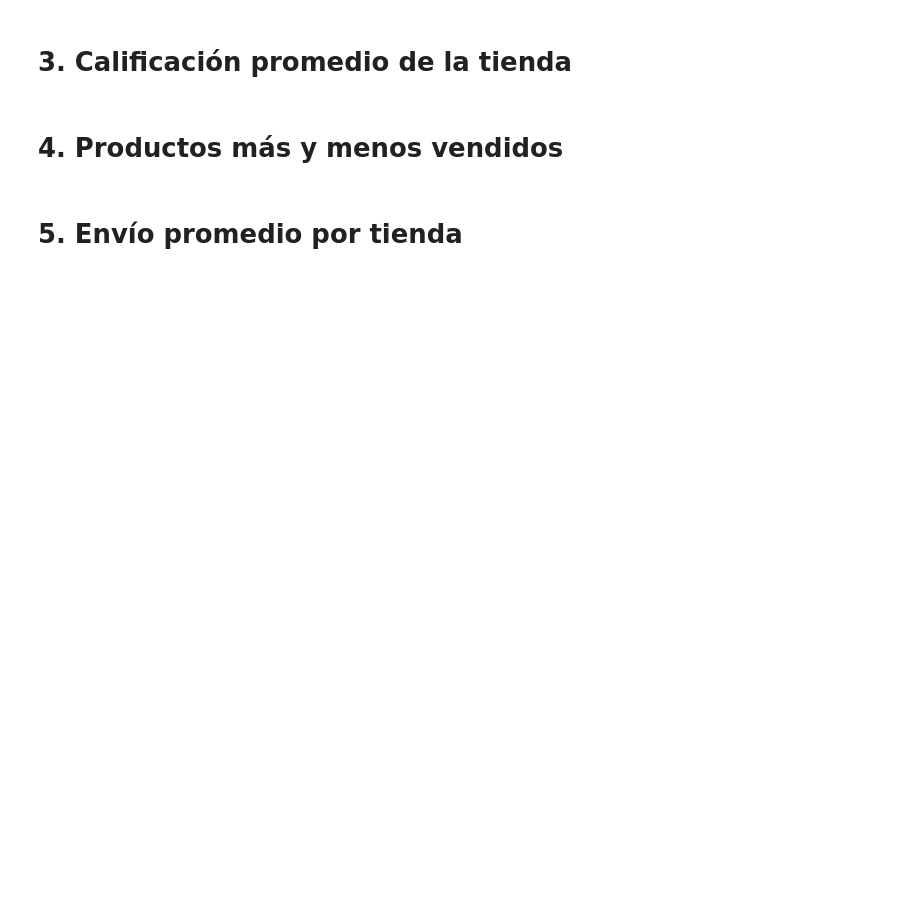
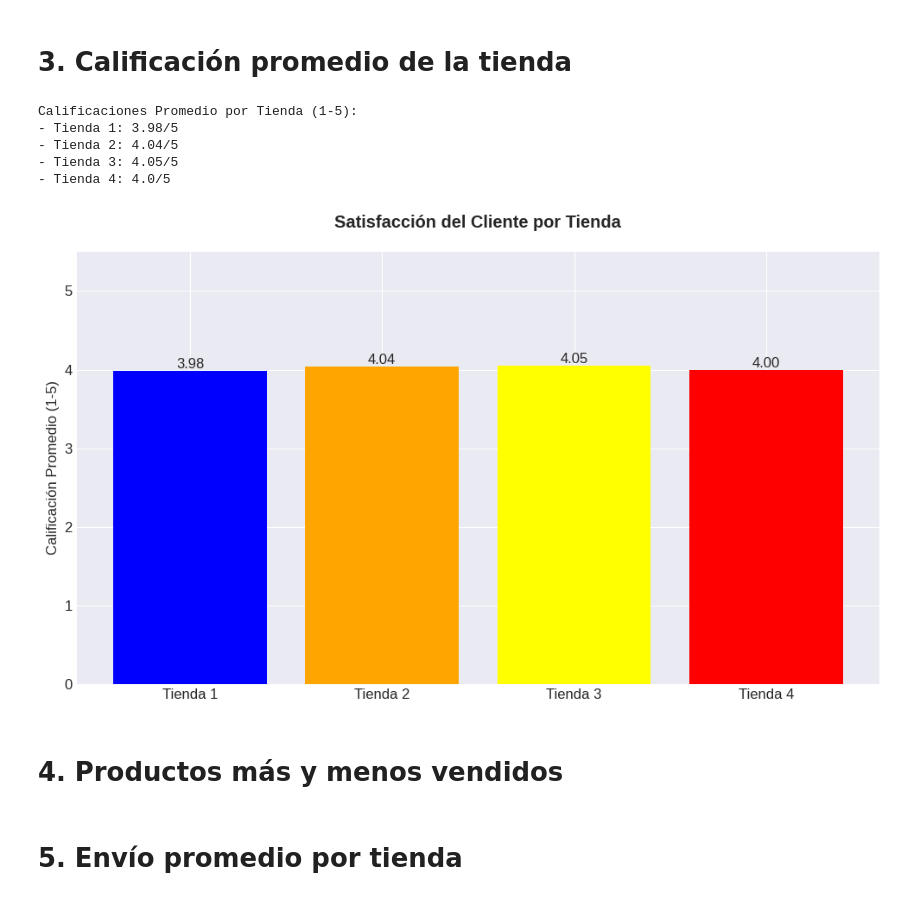
Before and after one commit to maufonseca18/Challenge-Alura-Store-, a Jupyter notebook: AluraStoreLatam.ipynb, the cells around one changed output. Saved outputs shown, nothing was run; the diff lists cells and outputs as text; code cells hidden in the pictures; blank space fills up the shorter version.

```diff
--- a/AluraStoreLatam.ipynb
+++ b/AluraStoreLatam.ipynb
@@ -127,5 +171,45 @@ Ingresos totales por tienda:
 # %% [markdown]
 # 3. Calificación promedio de la tienda
+# %%
+import pandas as pd
+import matplotlib.pyplot as plt
+plt.style.use('seaborn-v0_8-darkgrid')
+plt.rcParams['font.size'] = 12
+
+#Cálculo promedio de las calificaciones por tienda:
+calificacion = {}
+for nombre, df in tiendas.items():
+  promedio = df['Calificación'].mean()
+  calificacion[nombre] = round(promedio, 2) #Lo va a redondear dos decímales
+
+print("Calificaciones Promedio por Tienda (1-5):")
+for tienda, promedio in calificacion.items():
+    print(f"- {tienda}: {promedio}/5")
+plt.figure(figsize=(10, 6))
+bars = plt.bar(
+    calificacion.keys(),
+    calificacion.values(),
+    color= ['Blue', 'Orange', 'Yellow', 'Red']
+    )
+for bar in bars:
+    height = bar.get_height()
+    plt.text(
+              bar.get_x() + bar.get_width() / 2, height,
+              f'{height:.2f}',
+              ha='center', va='bottom', fontsize=12
+            )
+plt.title('Satisfacción del Cliente por Tienda', pad=20, fontweight='bold')
+plt.ylabel('Calificación Promedio (1-5)')
+plt.ylim(0, 5.5)  # Rango de calificaciones
+plt.tight_layout()
+plt.show()
+# %% [output]
+Calificaciones Promedio por Tienda (1-5):
+- Tienda 1: 3.98/5
+- Tienda 2: 4.04/5
+- Tienda 3: 4.05/5
+- Tienda 4: 4.0/5
+[figure, added]
 # %% [markdown]
 # 4. Productos más y menos vendidos
 # %% [markdown]
```
Also changed, not shown: parts of 3 cells of this notebook.
